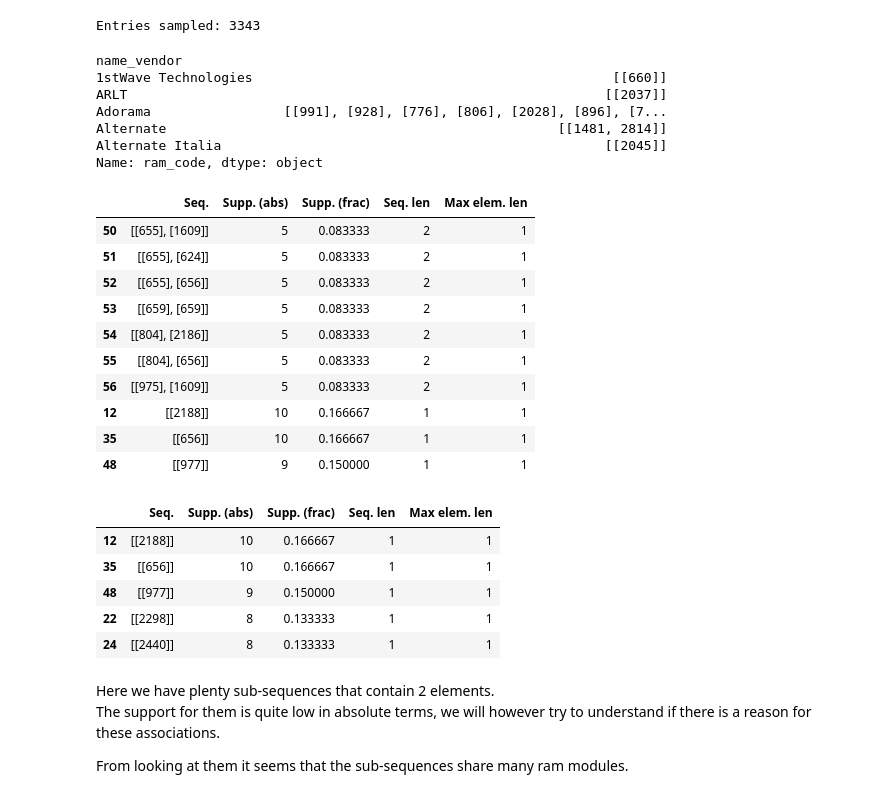
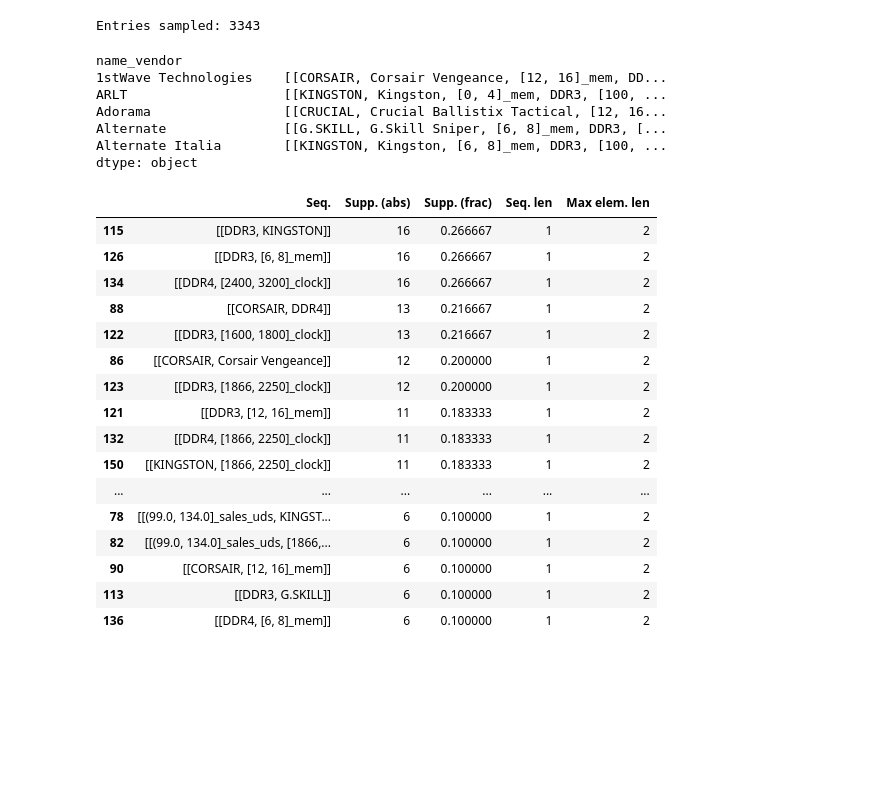
Before and after one commit to adettori/Data-Mining-DM-2020-project, a Jupyter notebook: DM_14_TASK4/dm2020-2-task4.ipynb, the cells around one changed output. Saved outputs shown, nothing was run; the diff lists cells and outputs as text; code cells hidden in the pictures; blank space fills up the shorter version.

```diff
--- a/DM_14_TASK4/dm2020-2-task4.ipynb
+++ b/DM_14_TASK4/dm2020-2-task4.ipynb
@@ -743,59 +888,54 @@ In this section we defined the sequences grouping the sales by their vendor and
 # %% [markdown]
 #### Week
 # %%
-baskets_sampled_vend_week = df_sales_proc.sample(frac=0.001, random_state=0)
-print(f"Entries sampled: {baskets_sampled_vend_week.shape[0]}")
+baskets_sampled_week = df_sales_proc.sample(frac=0.001, random_state=0)
+print(f"Entries sampled: {baskets_sampled_week.shape[0]}")
 # %% [output]
 Entries sampled: 3343
 # %%
-baskets_vend_week = baskets_sampled_vend_week.groupby(["name_vendor", "year", "week"])["ram_code"].apply(lambda x: list(x))
-baskets_vend_week = baskets_vend_week.groupby("name_vendor").apply(lambda x: [y for y in x])
+baskets_week = baskets_sampled_week.groupby(["name_vendor", pd.Grouper(key="time_code", freq="1W")])[target_feat]\
+        .apply(lambda x: list(x.values))
+baskets_week = baskets_week.groupby("name_vendor").apply(lambda x: [y for y in x][0])
 
-baskets_vend_week.head()
+baskets_week.head()
 # %% [output]
 name_vendor
-1stWave Technologies                                              [[660]]
-ARLT                                                             [[2037]]
-Adorama                 [[991], [928], [776], [806], [2028], [896], [7...
-Alternate                                                  [[1481, 2814]]
-Alternate Italia                                                 [[2045]]
-Name: ram_code, dtype: object
+1stWave Technologies    [[CORSAIR, Corsair Vengeance, [12, 16]_mem, DD...
+ARLT                    [[KINGSTON, Kingston, [0, 4]_mem, DDR3, [100, ...
+Adorama                 [[CRUCIAL, Crucial Ballistix Tactical, [12, 16...
+Alternate               [[G.SKILL, G.Skill Sniper, [6, 8]_mem, DDR3, [...
+Alternate Italia        [[KINGSTON, Kingston, [6, 8]_mem, DDR3, [100, ...
+dtype: object
 # %%
 format_baskets = []
-for row in baskets_vend_week.values:
+for row in baskets_week.values:
     format_baskets.append(row)
 
-support = np.ceil(baskets_vend_week.shape[0]*7/100)
+support = np.ceil(baskets_week.shape[0]*5/100)
 ap_result = gsp_apriori(format_baskets, support, verbose=False)
 # %%
-result_vend_week_df = pd.DataFrame(ap_result, columns=["Seq.", "Supp. (abs)"])
+result_week_df = pd.DataFrame(ap_result, columns=["Seq.", "Supp. (abs)"])
 
-result_vend_week_df["Supp. (frac)"] = result_vend_week_df["Supp. (abs)"]/baskets_vend_week.shape[0]
-result_vend_week_df["Seq. len"] = result_vend_week_df["Seq."].apply(lambda x: len(x))
-result_vend_week_df["Max elem. len"] = result_vend_week_df["Seq."].apply(lambda x: np.max([len(y) for y in x]))
+result_week_df["Supp. (frac)"] = result_week_df["Supp. (abs)"]/baskets_week.shape[0]
+result_week_df["Seq. len"] = result_week_df["Seq."].apply(lambda x: len(x))
+result_week_df["Max elem. len"] = result_week_df["Seq."].apply(lambda x: np.max([len(y) for y in x]))
 # %%
-display(result_vend_week_df.sort_values(["Seq. len", "Supp. (abs)"], ascending=False).head(10))
-display(result_vend_week_df.sort_values(["Max elem. len", "Supp. (abs)"], ascending=False).head())
+display(result_week_df.sort_values(["Max elem. len", "Supp. (abs)"], ascending=False).head(40))
 # %% [output]
 |  | Seq. | Supp. (abs) | Supp. (frac) | Seq. len | Max elem. len |
-| 50 | [[655], [1609]] | 5 | 0.083333 | 2 | 1 |
-| 51 | [[655], [624]] | 5 | 0.083333 | 2 | 1 |
-| 52 | [[655], [656]] | 5 | 0.083333 | 2 | 1 |
-| 53 | [[659], [659]] | 5 | 0.083333 | 2 | 1 |
-| 54 | [[804], [2186]] | 5 | 0.083333 | 2 | 1 |
-| 55 | [[804], [656]] | 5 | 0.083333 | 2 | 1 |
-| 56 | [[975], [1609]] | 5 | 0.083333 | 2 | 1 |
-| 12 | [[2188]] | 10 | 0.166667 | 1 | 1 |
-| 35 | [[656]] | 10 | 0.166667 | 1 | 1 |
-| 48 | [[977]] | 9 | 0.150000 | 1 | 1 |
+| 115 | [[DDR3, KINGSTON]] | 16 | 0.266667 | 1 | 2 |
+| 126 | [[DDR3, [6, 8]_mem]] | 16 | 0.266667 | 1 | 2 |
+| 134 | [[DDR4, [2400, 3200]_clock]] | 16 | 0.266667 | 1 | 2 |
+| 88 | [[CORSAIR, DDR4]] | 13 | 0.216667 | 1 | 2 |
+| 122 | [[DDR3, [1600, 1800]_clock]] | 13 | 0.216667 | 1 | 2 |
+| 86 | [[CORSAIR, Corsair Vengeance]] | 12 | 0.200000 | 1 | 2 |
+| 123 | [[DDR3, [1866, 2250]_clock]] | 12 | 0.200000 | 1 | 2 |
+| 121 | [[DDR3, [12, 16]_mem]] | 11 | 0.183333 | 1 | 2 |
+| 132 | [[DDR4, [1866, 2250]_clock]] | 11 | 0.183333 | 1 | 2 |
+| 150 | [[KINGSTON, [1866, 2250]_clock]] | 11 | 0.183333 | 1 | 2 |
+| ... | ... | ... | ... | ... | ... |
+| 78 | [[(99.0, 134.0]_sales_uds, KINGST... | 6 | 0.100000 | 1 | 2 |
+| 82 | [[(99.0, 134.0]_sales_uds, [1866,... | 6 | 0.100000 | 1 | 2 |
+| 90 | [[CORSAIR, [12, 16]_mem]] | 6 | 0.100000 | 1 | 2 |
+| 113 | [[DDR3, G.SKILL]] | 6 | 0.100000 | 1 | 2 |
+| 136 | [[DDR4, [6, 8]_mem]] | 6 | 0.100000 | 1 | 2 |
-|  | Seq. | Supp. (abs) | Supp. (frac) | Seq. len | Max elem. len |
-| 12 | [[2188]] | 10 | 0.166667 | 1 | 1 |
-| 35 | [[656]] | 10 | 0.166667 | 1 | 1 |
-| 48 | [[977]] | 9 | 0.150000 | 1 | 1 |
-| 22 | [[2298]] | 8 | 0.133333 | 1 | 1 |
-| 24 | [[2440]] | 8 | 0.133333 | 1 | 1 |
-# %% [markdown]
-Here we have plenty sub-sequences that contain 2 elements.
-The support for them is quite low in absolute terms, we will however try to understand if there is a reason for these associations.
-
-From looking at them it seems that the sub-sequences share many ram modules.
```
Also changed, not shown: parts of 60 cells of this notebook.
